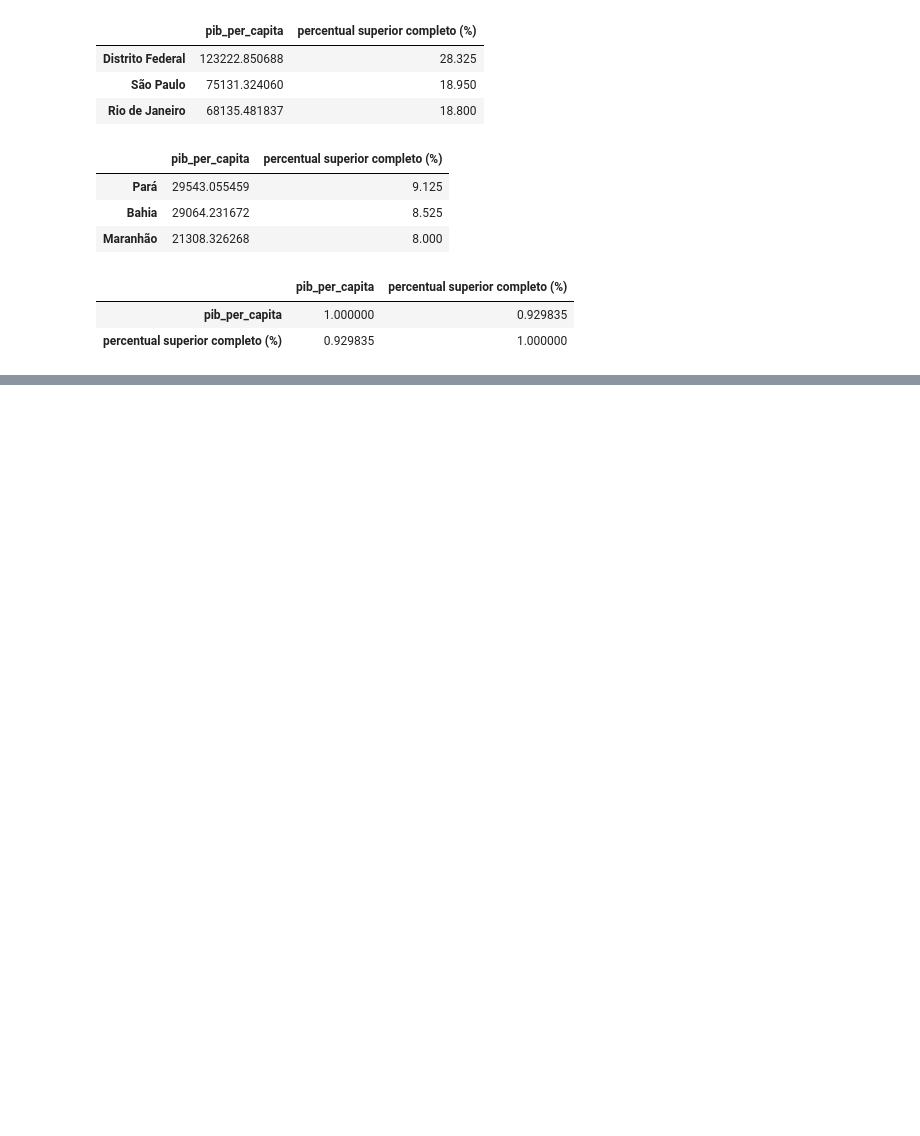
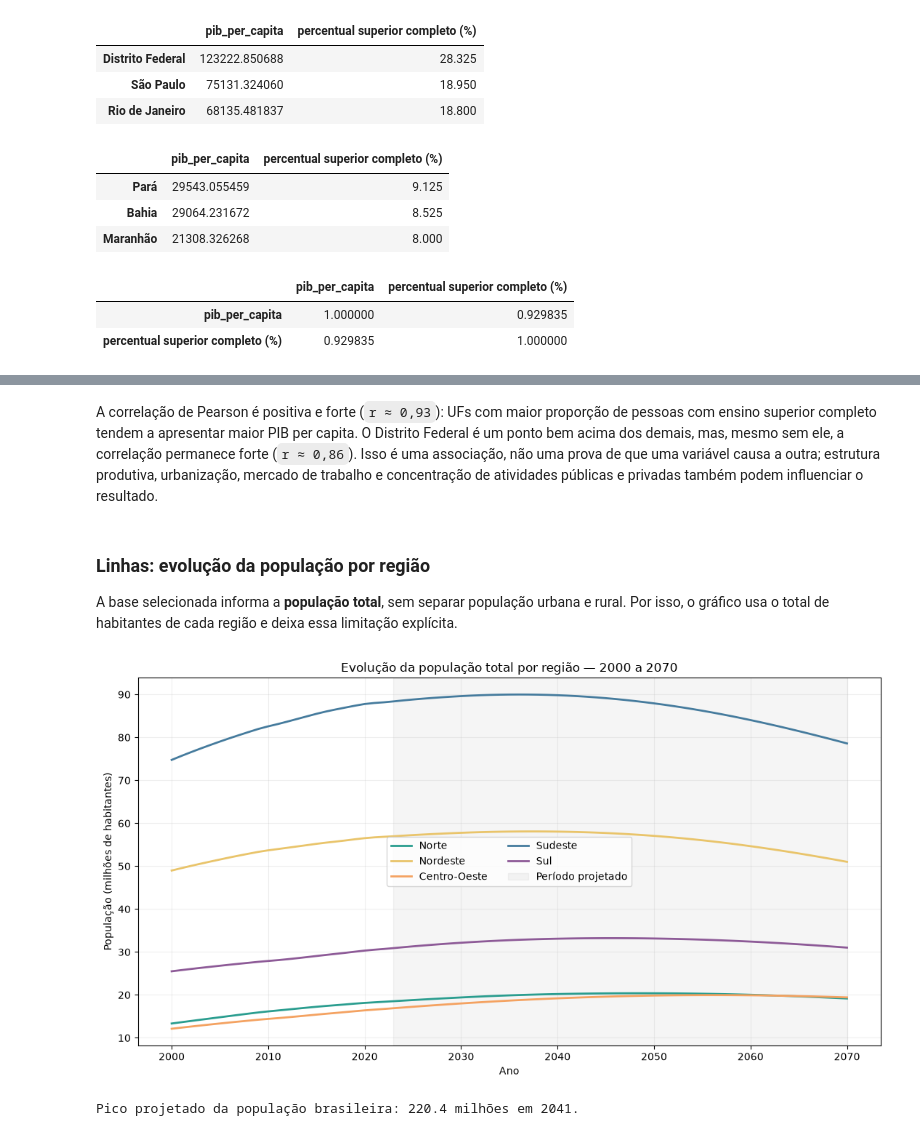
Before and after one commit to LiviaP24/mineracao-de-dados, a Jupyter notebook: trabalho.ipynb, the cells around one changed output, grey strips where cells are left out. Cells and saved outputs as stored; diff of their text form; code cells hidden in the pictures; blank space fills up the shorter version.

```diff
--- a/trabalho.ipynb
+++ b/trabalho.ipynb
@@ -19,6 +26,8 @@ caminho3 = Path("datas/projecoes_2024.xlsx")
 df_pib = pd.read_csv(caminho1, sep=';', skiprows=1, nrows=1, encoding='utf-8')
 df_educacao = pd.read_excel(caminho2, skiprows=4)
 df_populacao = pd.read_excel(caminho3, skiprows=5, index_col=0)
+
+df_populacao_completa = df_populacao.copy()
 # %%
 print("Quantidade de linhas e colunas:", df_populacao.shape)
 
@@ -327,0 +447,56 @@ display(correlacao)
+# %% [markdown]
+A correlação de Pearson é positiva e forte (`r ≈ 0,93`): UFs com maior proporção de pessoas com ensino superior completo tendem a apresentar maior PIB per capita. O Distrito Federal é um ponto bem acima dos demais, mas, mesmo sem ele, a correlação permanece forte (`r ≈ 0,86`). Isso é uma associação, não uma prova de que uma variável causa a outra; estrutura produtiva, urbanização, mercado de trabalho e concentração de atividades públicas e privadas também podem influenciar o resultado.
+# %% [markdown]
+### Linhas: evolução da população por região
+
+A base selecionada informa a **população total**, sem separar população urbana e rural. Por isso, o gráfico usa o total de habitantes de cada região e deixa essa limitação explícita.
+# %%
+anos = list(range(2000, 2071))
+ordem_regioes = ['Norte', 'Nordeste', 'Centro-Oeste', 'Sudeste', 'Sul']
+
+serie_regioes = (
+    df_populacao_completa[
+        (df_populacao_completa['SEXO'] == 'Ambos') &
+        (df_populacao_completa['LOCAL'].isin(ordem_regioes))
+    ]
+    .groupby('LOCAL')[anos]
+    .sum()
+    .T / 1_000_000
+)
+
+serie_brasil = (
+    df_populacao_completa[
+        (df_populacao_completa['SEXO'] == 'Ambos') &
+        (df_populacao_completa['LOCAL'] == 'Brasil')
+    ][anos]
+    .sum()
+)
+
+ano_pico = int(serie_brasil.idxmax())
+populacao_pico = serie_brasil.max()
+
+fig, ax = plt.subplots(figsize=(11, 6))
+
+for regiao in ordem_regioes:
+    ax.plot(
+        serie_regioes.index,
+        serie_regioes[regiao],
+        linewidth=2,
+        label=regiao,
+        color=cores_regiao[regiao]
+    )
+
+ax.axvspan(2023, 2070, color='gray', alpha=0.08, label='Período projetado')
+ax.set_title('Evolução da população total por região — 2000 a 2070')
+ax.set_xlabel('Ano')
+ax.set_ylabel('População (milhões de habitantes)')
+ax.grid(alpha=0.2)
+ax.legend(ncol=2)
+
+plt.tight_layout()
+plt.show()
+
+print(f'Pico projetado da população brasileira: {populacao_pico / 1_000_000:.1f} milhões em {ano_pico}.')
+# %% [output]
+[figure, added]
+Pico projetado da população brasileira: 220.4 milhões em 2041.
```
Also changed, not shown: parts of 23 cells of this notebook, 2 other files.
